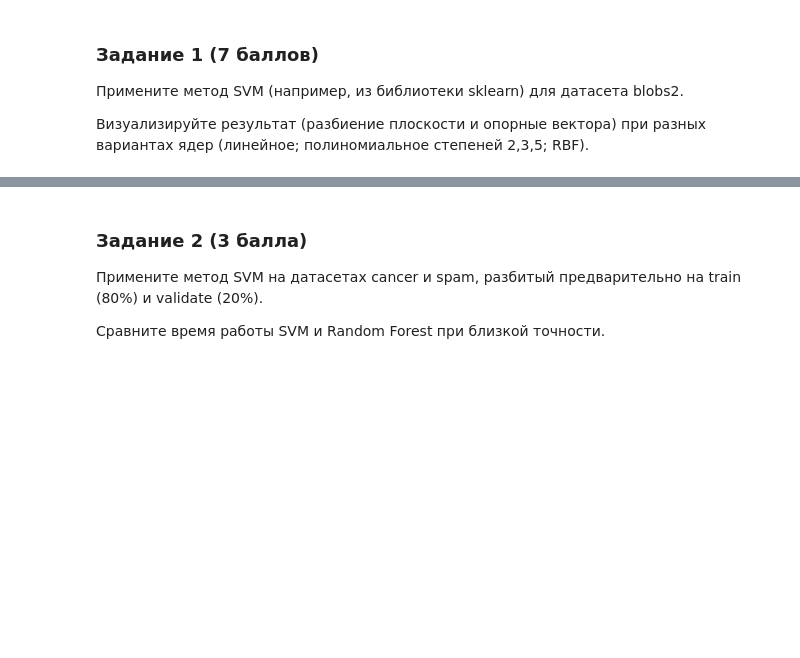
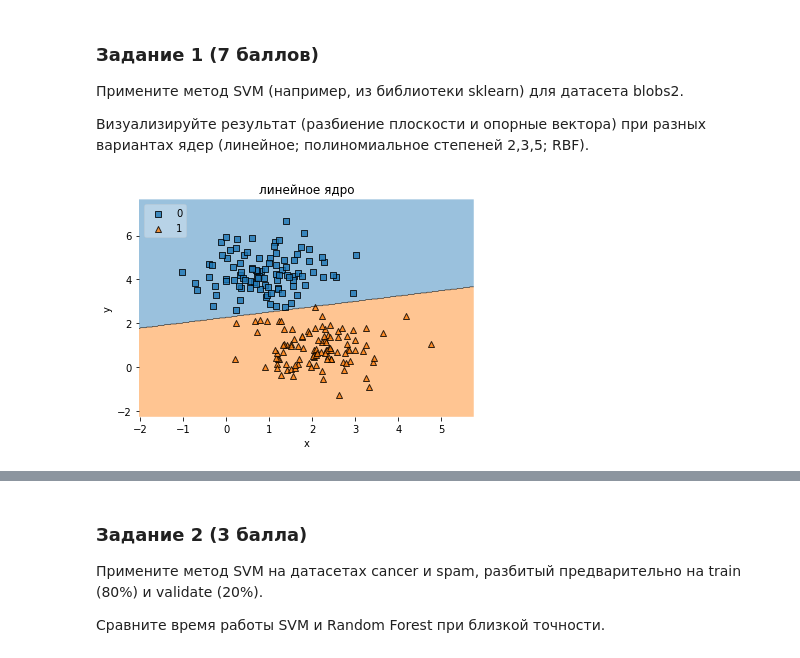
Before and after one commit to yegorov-boris/bioinf, a Jupyter notebook: HW7_SVM.ipynb, the cells around one changed output, grey strips where cells are left out. Saved outputs shown, nothing was run; the diff lists cells and outputs as text; code cells hidden in the pictures; blank space fills up the shorter version.

```diff
--- a/HW7_SVM.ipynb
+++ b/HW7_SVM.ipynb
@@ -14,3 +17,18 @@ from sklearn.metrics import roc_auc_score
 Примените метод SVM (например, из библиотеки sklearn) для датасета blobs2.
 
 Визуализируйте результат (разбиение плоскости и опорные вектора) при разных вариантах ядер (линейное; полиномиальное степеней 2,3,5; RBF).
+# %%
+blobs = pandas.read_csv('hw7_data/blobs2.csv')
+X_blobs = blobs.drop(['label'], axis=1)
+y_blobs = blobs['label']
+X_blobs_train, X_blobs_test, y_blobs_train, y_blobs_test = train_test_split(X_blobs, y_blobs, train_size=0.8, shuffle=True)
+# %%
+clf = make_pipeline(StandardScaler(), SVC(gamma='auto', kernel='linear'))
+clf.fit(X_blobs_train, y_blobs_train)
+plot_decision_regions(numpy.array(X_blobs_test), numpy.array(y_blobs_test), clf=clf, legend=2)
+plt.xlabel('x')
+plt.ylabel('y')
+plt.title('линейное ядро')
+plt.show()
+# %% [output]
+[figure, added]
```
Also changed, not shown: parts of 6 cells of this notebook.
